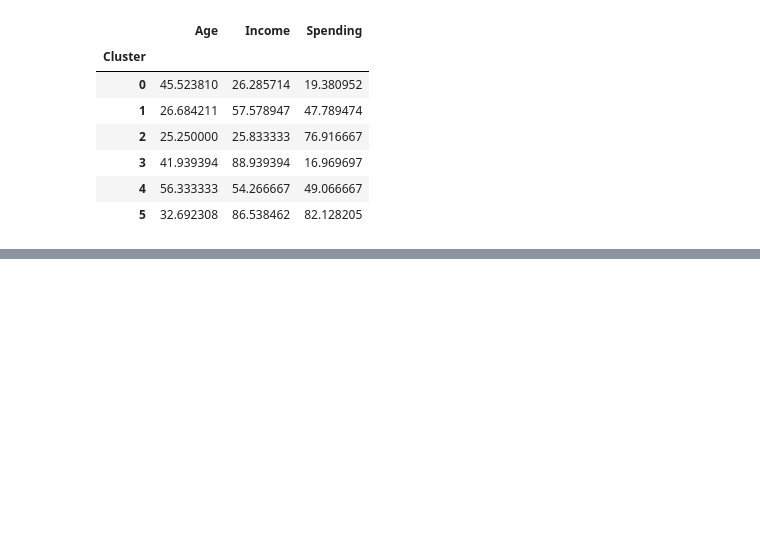
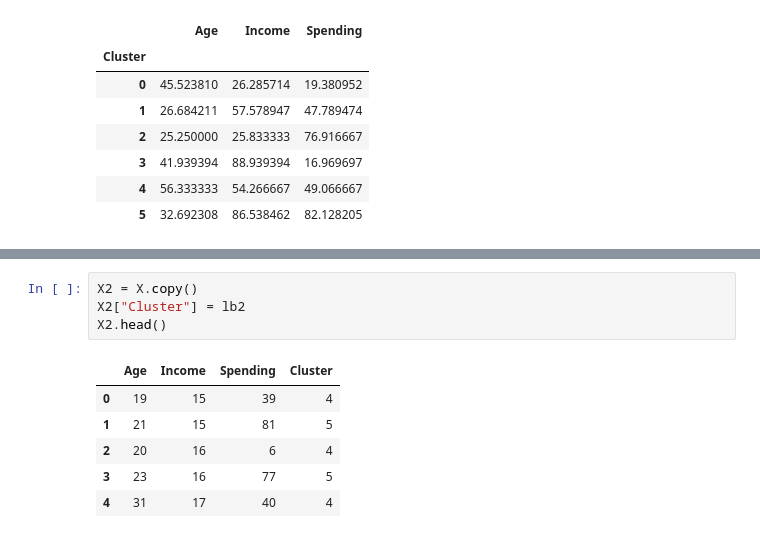
Before and after one commit to utkarshg1/DL-2pm-4pm-Weekend, a Jupyter notebook: Clustering.ipynb, the cells around one changed output, grey strips where cells are left out. Drawn from its saved outputs; the diff is of its cells as text; blank space fills up the shorter version.

```diff
--- a/Clustering.ipynb
+++ b/Clustering.ipynb
@@ -366,0 +409,11 @@ fig2.show()
+# %%
+X2 = X.copy()
+X2["Cluster"] = lb2
+X2.head()
+# %% [output]
+|  | Age | Income | Spending | Cluster |
+| 0 | 19 | 15 | 39 | 4 |
+| 1 | 21 | 15 | 81 | 5 |
+| 2 | 20 | 16 | 6 | 4 |
+| 3 | 23 | 16 | 77 | 5 |
+| 4 | 31 | 17 | 40 | 4 |
```
Also changed, not shown: parts of 10 cells of this notebook.
